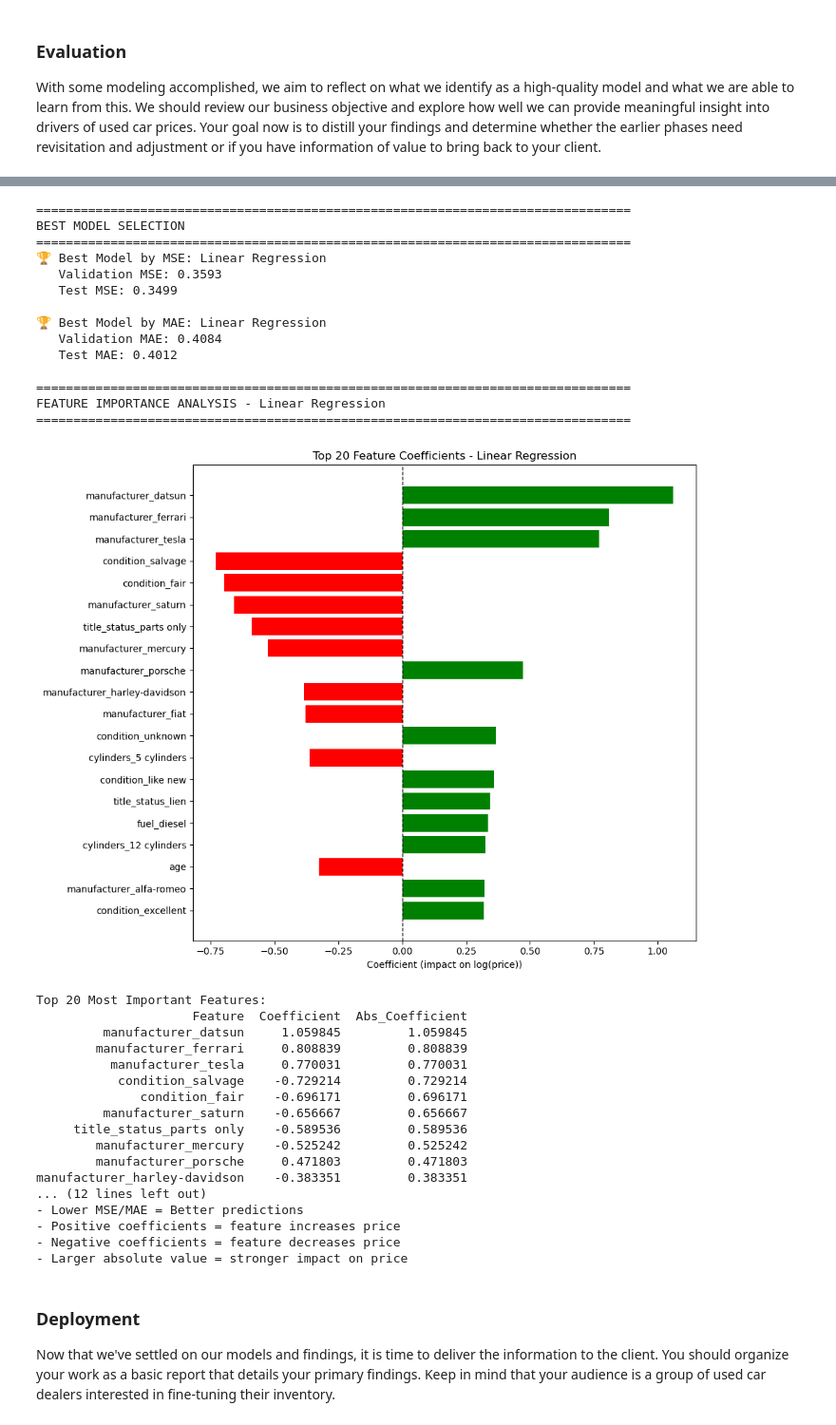
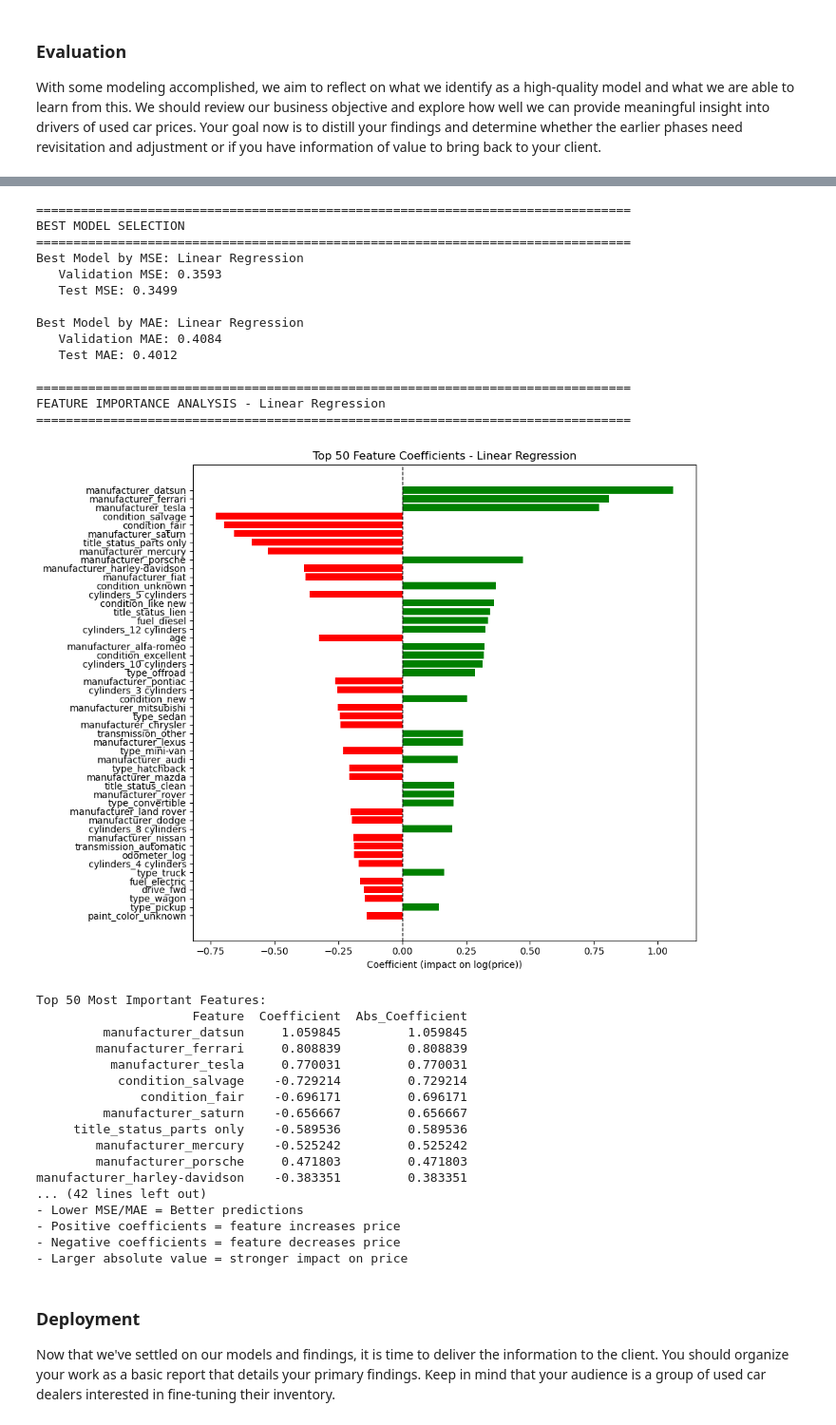
Before and after one commit to rooparb-cyber/MLPortfolio, a Jupyter notebook: Practical Application2/prompt_II.ipynb, the cells around one changed output, grey strips where cells are left out. Shown at 95% size. Cells and saved outputs as stored; diff of their text form; code cells hidden in the pictures.

```diff
--- a/Practical Application2/prompt_II.ipynb
+++ b/Practical Application2/prompt_II.ipynb
@@ -550,34 +519,32 @@ Test  - MSE: 0.7620, RMSE: 0.8730, MAE: 0.7117
 With some modeling accomplished, we aim to reflect on what we identify as a high-quality model and what we are able to learn from this.  We should review our business objective and explore how well we can provide meaningful insight into drivers of used car prices.  Your goal now is to distill your findings and determine whether the earlier phases need revisitation and adjustment or if you have information of value to bring back to your client.
 # %%
 
-# ===== 6. COMPARE MODELS =====
 results_df = pd.DataFrame(results)
 print("\n" + "="*80)
 print("MODEL COMPARISON")
 print("="*80)
 print(results_df[['Model', 'Train_MSE', 'Val_MSE', 'Test_MSE', 'Train_MAE', 'Val_MAE', 'Test_MAE']].to_string(index=False))
 
-# Visualize comparison
 fig, axes = plt.subplots(2, 2, figsize=(14, 10))
 
 # MSE comparison
 results_df[['Model', 'Train_MSE', 'Val_MSE', 'Test_MSE']].set_index('Model').plot(
     kind='bar', ax=axes[0, 0], rot=45)
-axes[0, 0].set_title('Mean Squared Error (MSE) - Lower is Better')
+axes[0, 0].set_title('Mean Squared Error (MSE)')
 axes[0, 0].set_ylabel('MSE')
 axes[0, 0].legend(['Train', 'Validation', 'Test'])
 
 # RMSE comparison
 results_df[['Model', 'Train_RMSE', 'Val_RMSE', 'Test_RMSE']].set_index('Model').plot(
     kind='bar', ax=axes[0, 1], rot=45)
-axes[0, 1].set_title('Root Mean Squared Error (RMSE) - Lower is Better')
+axes[0, 1].set_title('Root Mean Squared Error (RMSE)')
 axes[0, 1].set_ylabel('RMSE')
 axes[0, 1].legend(['Train', 'Validation', 'Test'])
 
 # MAE comparison
 results_df[['Model', 'Train_MAE', 'Val_MAE', 'Test_MAE']].set_index('Model').plot(
     kind='bar', ax=axes[1, 0], rot=45)
-axes[1, 0].set_title('Mean Absolute Error (MAE) - Lower is Better')
+axes[1, 0].set_title('Mean Absolute Error (MAE)')
 axes[1, 0].set_ylabel('MAE')
 axes[1, 0].legend(['Train', 'Validation', 'Test'])
 
@@ -591,7 +558,6 @@ axes[1, 1].right_ax.set_ylabel('MAE')
 plt.tight_layout()
 plt.show()
 
-# ===== 7. SELECT BEST MODEL =====
 # Choose based on lowest validation MSE
 best_model_idx_mse = results_df['Val_MSE'].idxmin()
 best_model_name_mse = results_df.loc[best_model_idx_mse, 'Model']
@@ -603,10 +569,10 @@ best_model_name_mae = results_df.loc[best_model_idx_mae, 'Model']
 print(f"\n{'='*80}")
 print("BEST MODEL SELECTION")
 print(f"{'='*80}")
-print(f"🏆 Best Model by MSE: {best_model_name_mse}")
+print(f"Best Model by MSE: {best_model_name_mse}")
 print(f"   Validation MSE: {results_df.loc[best_model_idx_mse, 'Val_MSE']:.4f}")
 print(f"   Test MSE: {results_df.loc[best_model_idx_mse, 'Test_MSE']:.4f}")
-print(f"\n🏆 Best Model by MAE: {best_model_name_mae}")
+print(f"\nBest Model by MAE: {best_model_name_mae}")
 print(f"   Validation MAE: {results_df.loc[best_model_idx_mae, 'Val_MAE']:.4f}")
 print(f"   Test MAE: {results_df.loc[best_model_idx_mae, 'Test_MAE']:.4f}")
 
@@ -614,7 +580,6 @@ print(f"   Test MAE: {results_df.loc[best_model_idx_mae, 'Test_MAE']:.4f}")
 best_pipeline = results_df.loc[best_model_idx_mse, 'Pipeline']
 best_model_name = best_model_name_mse
 
-# ===== 8. FEATURE IMPORTANCE (COEFFICIENTS) =====
 print(f"\n{'='*80}")
 print(f"FEATURE IMPORTANCE ANALYSIS - {best_model_name}")
 print(f"{'='*80}")
@@ -635,11 +600,11 @@ importance_df = pd.DataFrame({
 
 # Plot top 20
 plt.figure(figsize=(10, 8))
-top_20 = importance_df.head(20)
-colors = ['red' if x < 0 else 'green' for x in top_20['Coefficient']]
-plt.barh(range(len(top_20)), top_20['Coefficient'], color=colors)
-plt.yticks(range(len(top_20)), top_20['Feature'])
-plt.title(f'Top 20 Feature Coefficients - {best_model_name}')
+top_50 = importance_df.head(50)
+colors = ['red' if x < 0 else 'green' for x in top_50['Coefficient']]
+plt.barh(range(len(top_50)), top_50['Coefficient'], color=colors)
+plt.yticks(range(len(top_50)), top_50['Feature'])
+plt.title(f'Top 50 Feature Coefficients - {best_model_name}')
 plt.xlabel('Coefficient (impact on log(price))')
 plt.axvline(x=0, color='black', linestyle='--', linewidth=1)
 plt.gca().invert_yaxis()
@@ -647,8 +612,8 @@ plt.tight_layout()
 plt.show()
 
 # Display top features
-print("\nTop 20 Most Important Features:")
-print(importance_df.head(20).to_string(index=False))
+print("\nTop 50 Most Important Features:")
+print(importance_df.head(50).to_string(index=False))
 
 print("\n💡 Interpretation:")
 print("- Lower MSE/MAE = Better predictions")
@@ -670,19 +635,19 @@ Linear Regression   0.351403 0.359255  0.349943   0.404034 0.408425  0.401175
 ================================================================================
 BEST MODEL SELECTION
 ================================================================================
-🏆 Best Model by MSE: Linear Regression
+Best Model by MSE: Linear Regression
    Validation MSE: 0.3593
    Test MSE: 0.3499
 
-🏆 Best Model by MAE: Linear Regression
+Best Model by MAE: Linear Regression
    Validation MAE: 0.4084
    Test MAE: 0.4012
 
 ================================================================================
 FEATURE IMPORTANCE ANALYSIS - Linear Regression
 ================================================================================
-[figure, old version]
+[figure, new version]
-Top 20 Most Important Features:
+Top 50 Most Important Features:
                      Feature  Coefficient  Abs_Coefficient
          manufacturer_datsun     1.059845         1.059845
         manufacturer_ferrari     0.808839         0.808839
@@ -694,7 +659,7 @@ Top 20 Most Important Features:
         manufacturer_mercury    -0.525242         0.525242
         manufacturer_porsche     0.471803         0.471803
 manufacturer_harley-davidson    -0.383351         0.383351
-... (12 lines left out)
+... (42 lines left out)
 - Lower MSE/MAE = Better predictions
 - Positive coefficients = feature increases price
 - Negative coefficients = feature decreases price
```
Also changed, not shown: parts of 5 cells of this notebook, 1 other file.
